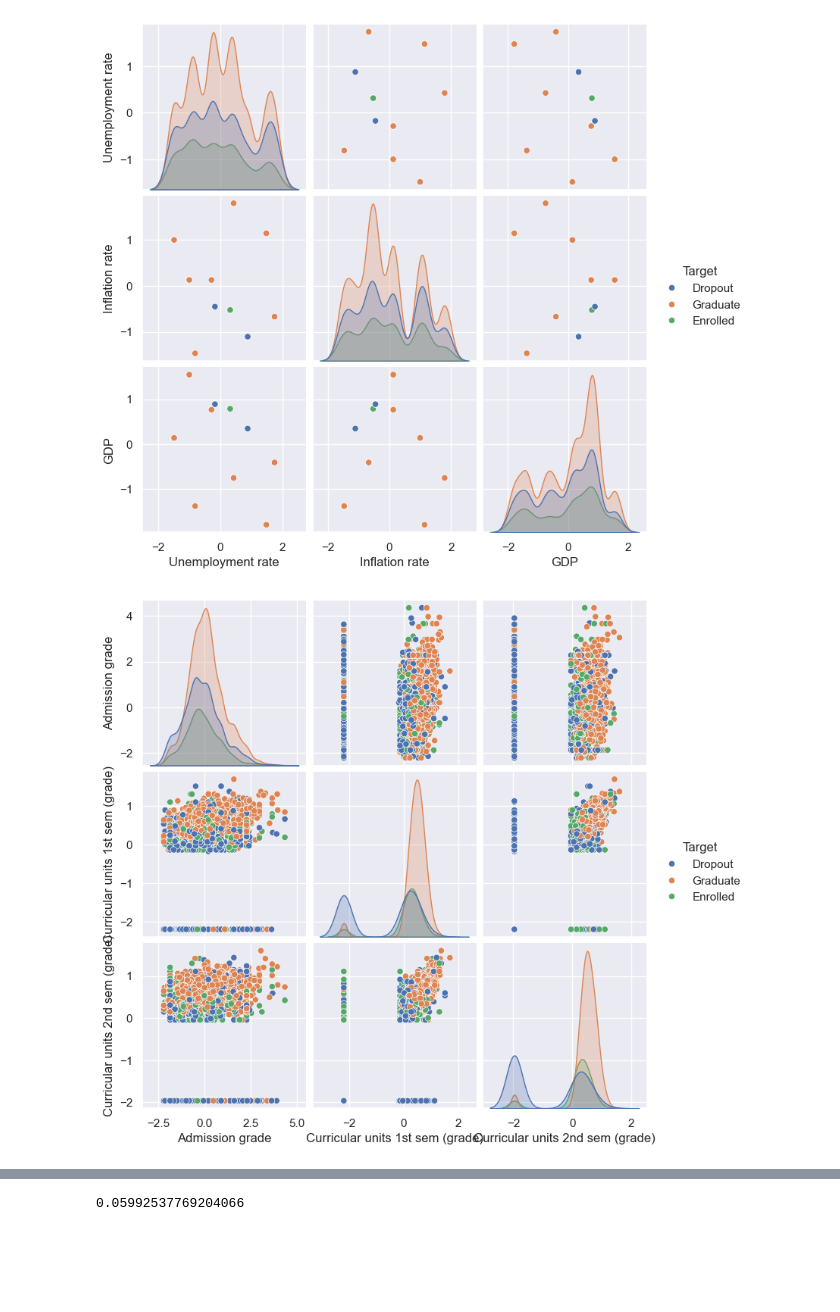
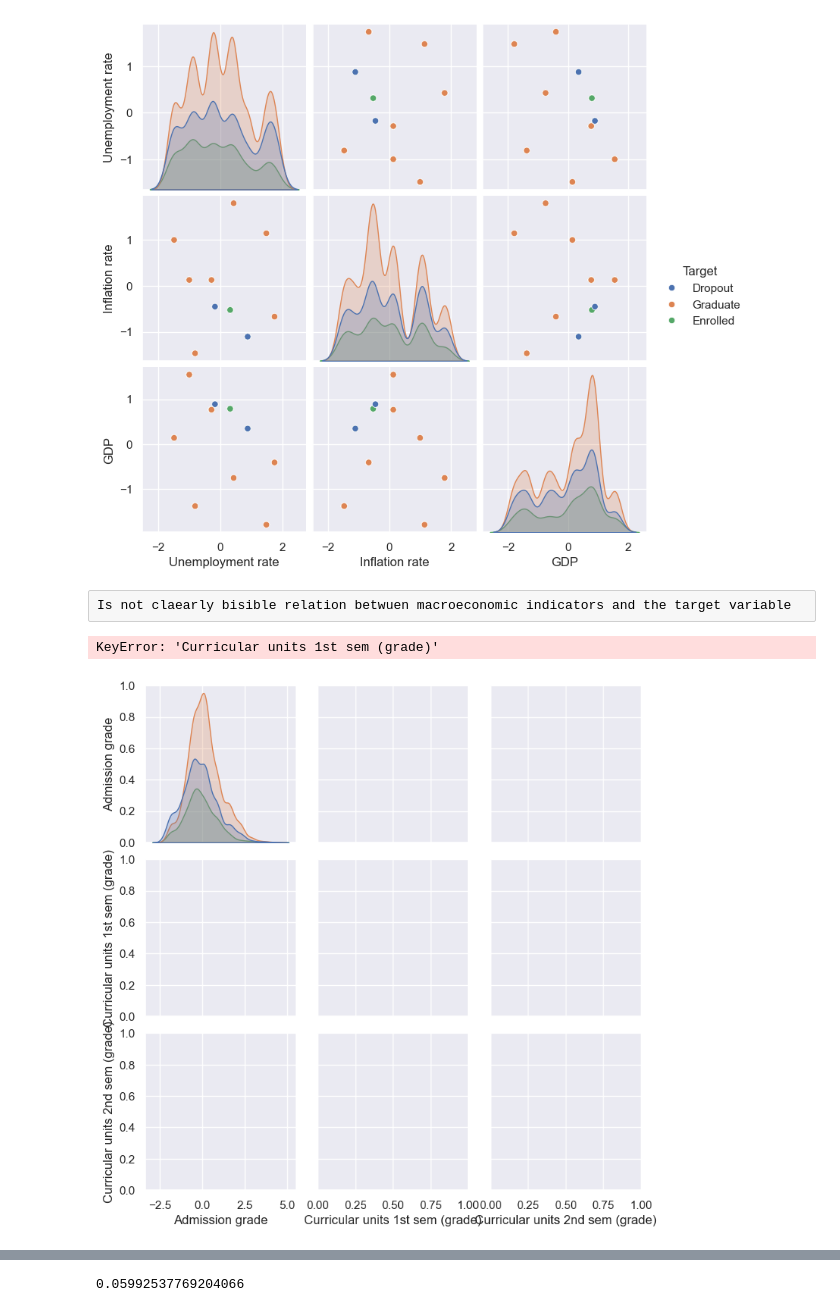
Before and after one commit to 2026788-max/Data-Analysis, a Jupyter notebook: Manuela Correa_DPrepHDip_CA1/ManuelaCorrea_DPrepHDip_CA1.ipynb, the cells around one changed output, grey strips where cells are left out. Cells and saved outputs as stored; diff of their text form; code cells hidden in the pictures; blank space fills up the shorter version.

Commit message:
Coments and understanding graphs

```diff
--- a/Manuela Correa_DPrepHDip_CA1/ManuelaCorrea_DPrepHDip_CA1.ipynb
+++ b/Manuela Correa_DPrepHDip_CA1/ManuelaCorrea_DPrepHDip_CA1.ipynb
@@ -536,9 +541,12 @@ sns.pairplot(df,vars=Economics_indicators,hue="Target")
 plt.show()
 # %% [output]
 [figure]
+# %% [raw]
+Is not claearly bisible relation betwuen macroeconomic indicators and the target variable
 # %%
-Grades=["Admission grade","Curricular units 1st sem (grade)","Curricular units 2nd sem (grade)"
+Grades=["Admission grade","Curricular units 1st sem (grade)","Curricular units 2nd sem (grade)"]
 sns.pairplot(df,vars=Grades,hue="Target")
-plt.show()
+plt.show()  # por que miercale ya no muestra si antes mostrabaaaaaa
 # %% [output]
+KeyError: 'Curricular units 1st sem (grade)'
-[figure, old version]
+[figure, new version]
```
Also changed, not shown: parts of 13 cells of this notebook.
